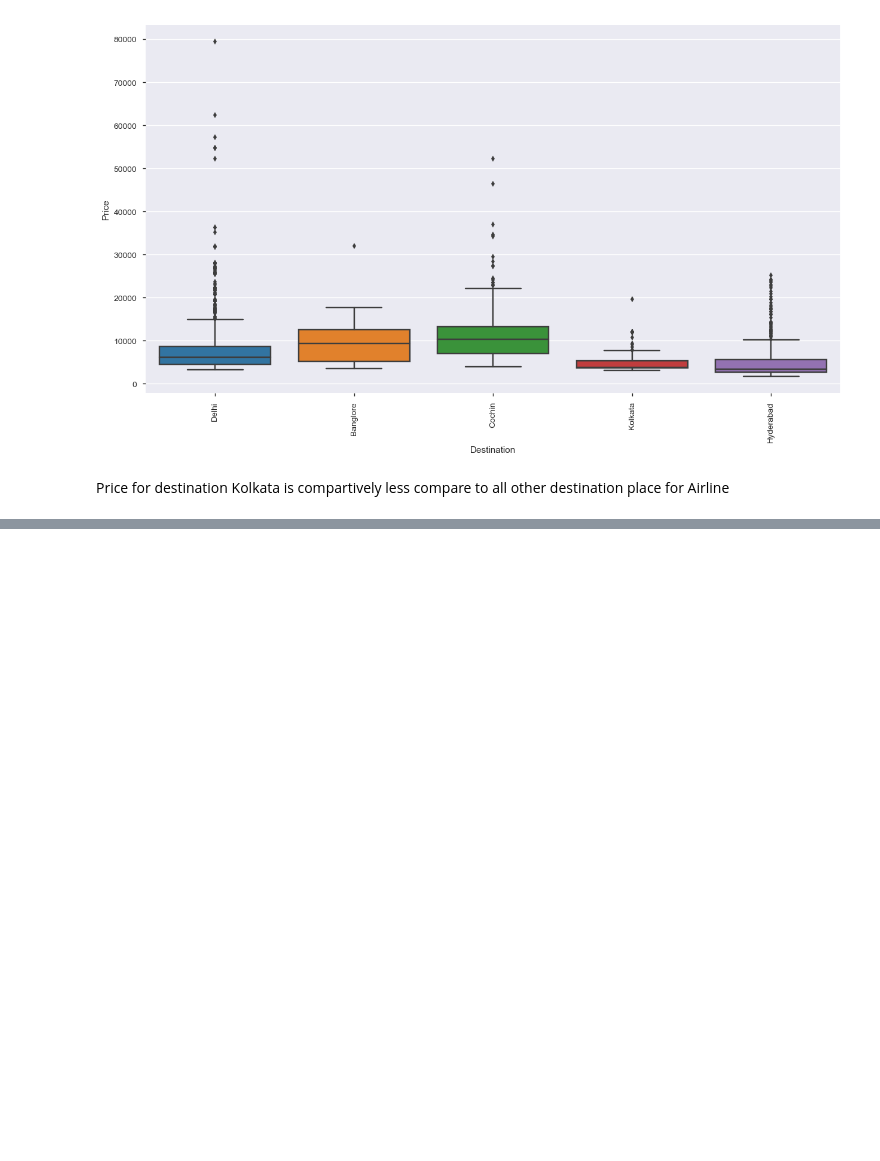
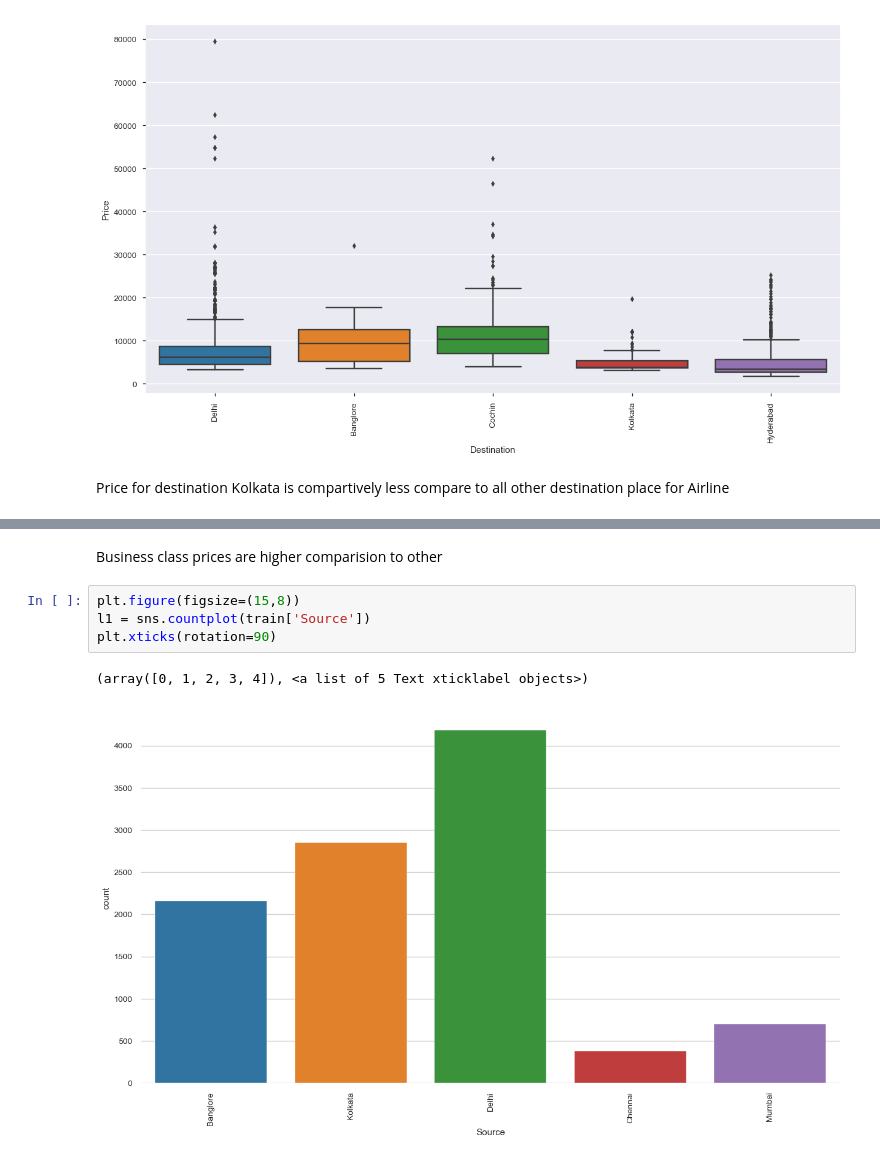
Before and after one commit to shashi29/Flight-price-prediction, a Jupyter notebook: Flight.ipynb, the cells around one changed output, grey strips where cells are left out. Drawn from its saved outputs; the diff is of its cells as text; blank space fills up the shorter version.

```diff
--- a/Flight.ipynb
+++ b/Flight.ipynb
@@ -150,0 +160,9 @@ Price for destination Kolkata is compartively less compare to all other destinat
+# %% [markdown]
+Business class prices are higher comparision to other
+# %%
+plt.figure(figsize=(15,8))
+l1 = sns.countplot(train['Source'])
+plt.xticks(rotation=90)
+# %% [output]
+(array([0, 1, 2, 3, 4]), <a list of 5 Text xticklabel objects>)
+[figure, added]
```
Also changed, not shown: parts of 6 cells of this notebook.
